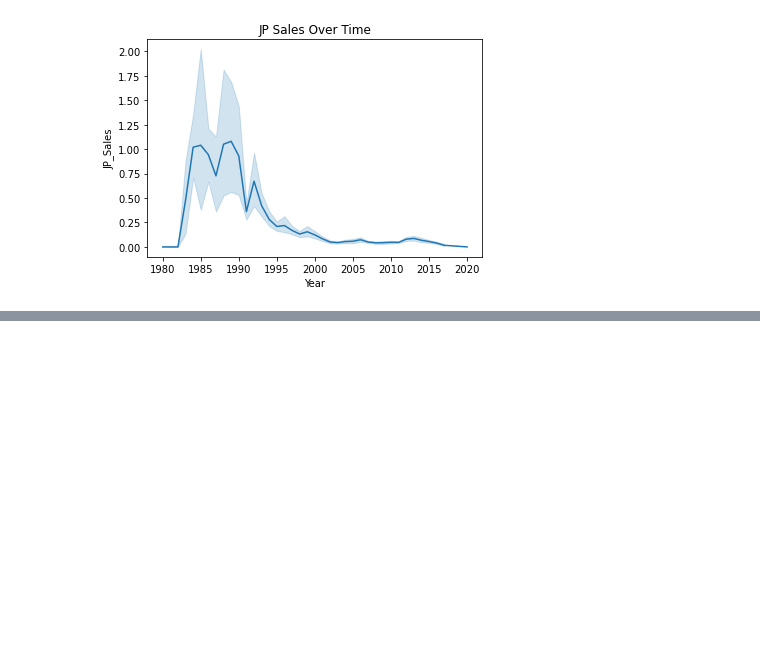
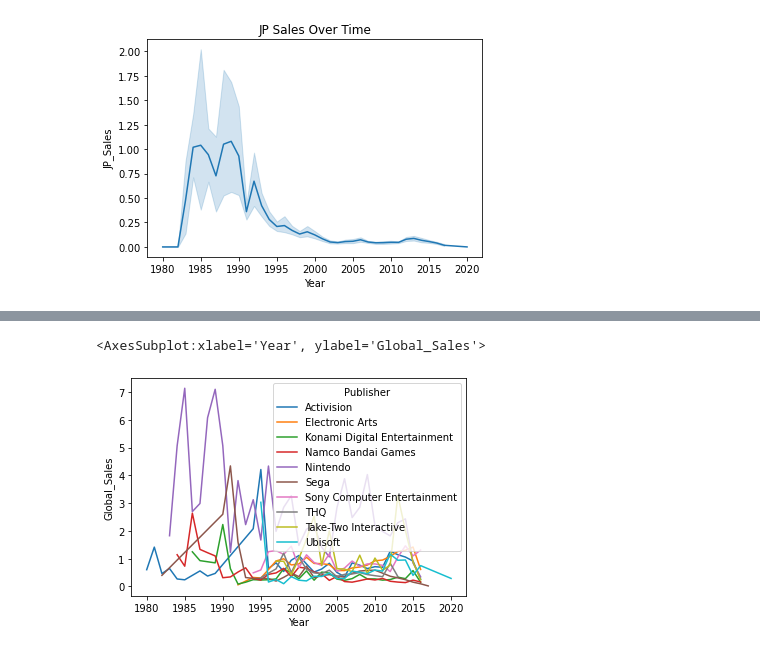
Before and after one commit to paulaked/data25-visualisations, a Jupyter notebook: Video Game Sales.ipynb, the cells around one changed output, grey strips where cells are left out. Drawn from its saved outputs; the diff is of its cells as text; code cells hidden in the pictures; blank space fills up the shorter version.

```diff
--- a/Video Game Sales.ipynb
+++ b/Video Game Sales.ipynb
@@ -154,0 +156,13 @@ plt.show()
+# %%
+#vgsales.groupby(['Publisher', 'Year'])['Global_Sales'].sum()
+vgsales = pd.read_csv('~/Downloads/archive/vgsales.csv')
+
+top10salesbypublisher = vgsales.groupby('Publisher')['Global_Sales'].sum().reset_index().sort_values('Global_Sales', ascending=False).head(10)
+
+data = vgsales.loc[vgsales['Publisher'].isin(top10salesbypublisher['Publisher'])]
+pivotdata = pd.pivot_table(data=data,values='Global_Sales', index=['Publisher', 'Year'])
+
+sns.lineplot(data=pivotdata,x='Year',y='Global_Sales',hue='Publisher')
+# %% [output]
+<AxesSubplot:xlabel='Year', ylabel='Global_Sales'>
+[figure, added]
```
Also changed, not shown: parts of 19 cells of this notebook.
